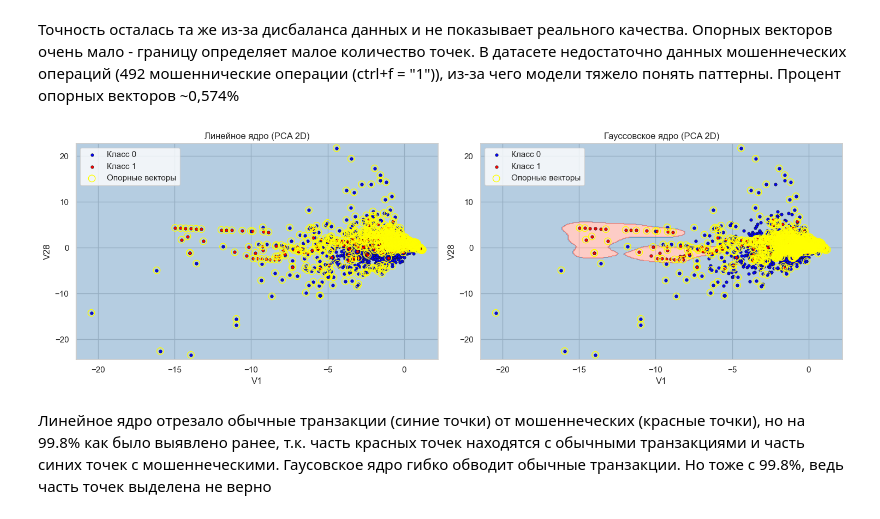
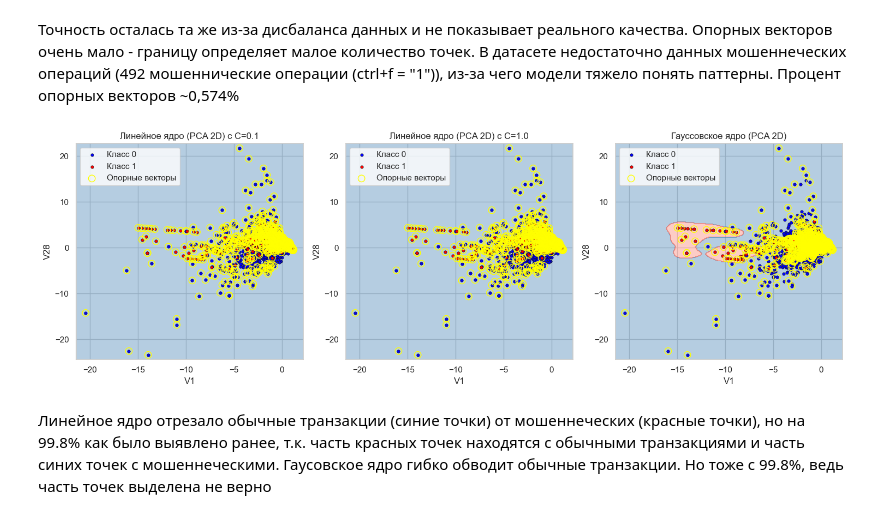
Before and after one commit to lasle512/KPFURepo_AI_2026, a Jupyter notebook: lab6/SkripkoDanil_4231133_lab6.ipynb, the cells around one changed output. Saved outputs shown, nothing was run; the diff lists cells and outputs as text; code cells hidden in the pictures.

```diff
--- a/lab6/SkripkoDanil_4231133_lab6.ipynb
+++ b/lab6/SkripkoDanil_4231133_lab6.ipynb
@@ -106,37 +106,39 @@ from matplotlib.colors import ListedColormap
 pca = PCA(n_components=2)
 X_small_2d = pca.fit_transform(X_train_small)
 X_test_2d = pca.transform(X_test_scaled)
 
 svm_lin_2d = SVC(kernel="linear", C=1.0, random_state=42).fit(X_small_2d, y_train_small)
+svm_lin_2d_small = SVC(kernel="linear", C=0.1, random_state=42).fit(X_small_2d, y_train_small)
 svm_rbf_2d = SVC(kernel="rbf", C=1.0, gamma="scale", random_state=42).fit(X_small_2d, y_train_small)
 
 def plot_decision_boundary(model, X_set, y_set, ax, title):
     X1, X2 = np.meshgrid(
         np.linspace(X_set[:,0].min()-1, X_set[:,0].max()+1, 300),
         np.linspace(X_set[:,1].min()-1, X_set[:,1].max()+1, 300),
     )
     Z = model.predict(np.c_[X1.ravel(), X2.ravel()]).reshape(X1.shape)
     ax.contourf(X1, X2, Z, alpha=0.4, cmap=ListedColormap(("steelblue", "salmon")))
 
     for c, color in zip([0, 1], ["blue", "red"]):
         mask = (y_set == c)
         ax.scatter(X_set[mask,0], X_set[mask,1], color=color, s=15,
                    edgecolors="k", linewidth=0.5, label=f"Класс {c}")
 
     ax.scatter(model.support_vectors_[:,0], model.support_vectors_[:,1],
                s=80, facecolors="none", edgecolors="yellow", label="Опорные векторы")
     ax.set_title(title)
     ax.set_xlabel("V1")
     ax.set_ylabel("V28")
     ax.legend()
 
-fig, axes = plt.subplots(1, 2, figsize=(15, 5))
-plot_decision_boundary(svm_lin_2d, X_small_2d, y_train_small.values, axes[0], "Линейное ядро (PCA 2D)")
-plot_decision_boundary(svm_rbf_2d, X_small_2d, y_train_small.values, axes[1], "Гауссовское ядро (PCA 2D)")
+fig, axes = plt.subplots(1, 3, figsize=(15, 5))
+plot_decision_boundary(svm_lin_2d_small, X_small_2d, y_train_small.values, axes[0], "Линейное ядро (PCA 2D) c C=0.1")
+plot_decision_boundary(svm_lin_2d, X_small_2d, y_train_small.values, axes[1], "Линейное ядро (PCA 2D) c C=1.0")
+plot_decision_boundary(svm_rbf_2d, X_small_2d, y_train_small.values, axes[2], "Гауссовское ядро (PCA 2D)")
 plt.tight_layout()
 plt.show()
 # %% [output]
-[figure, old version]
+[figure, new version]
 # %% [markdown]
 Линейное ядро отрезало обычные транзакции (синие точки) от мошеннеческих (красные точки), но на 99.8% как было выявлено ранее, т.к. часть красных точек находятся с обычными транзакциями и часть синих точек с мошеннеческими.
 Гаусовское ядро гибко обводит обычные транзакции. Но тоже с 99.8%, ведь часть точек выделена не верно
```
Also changed, not shown: parts of 2 cells of this notebook.
